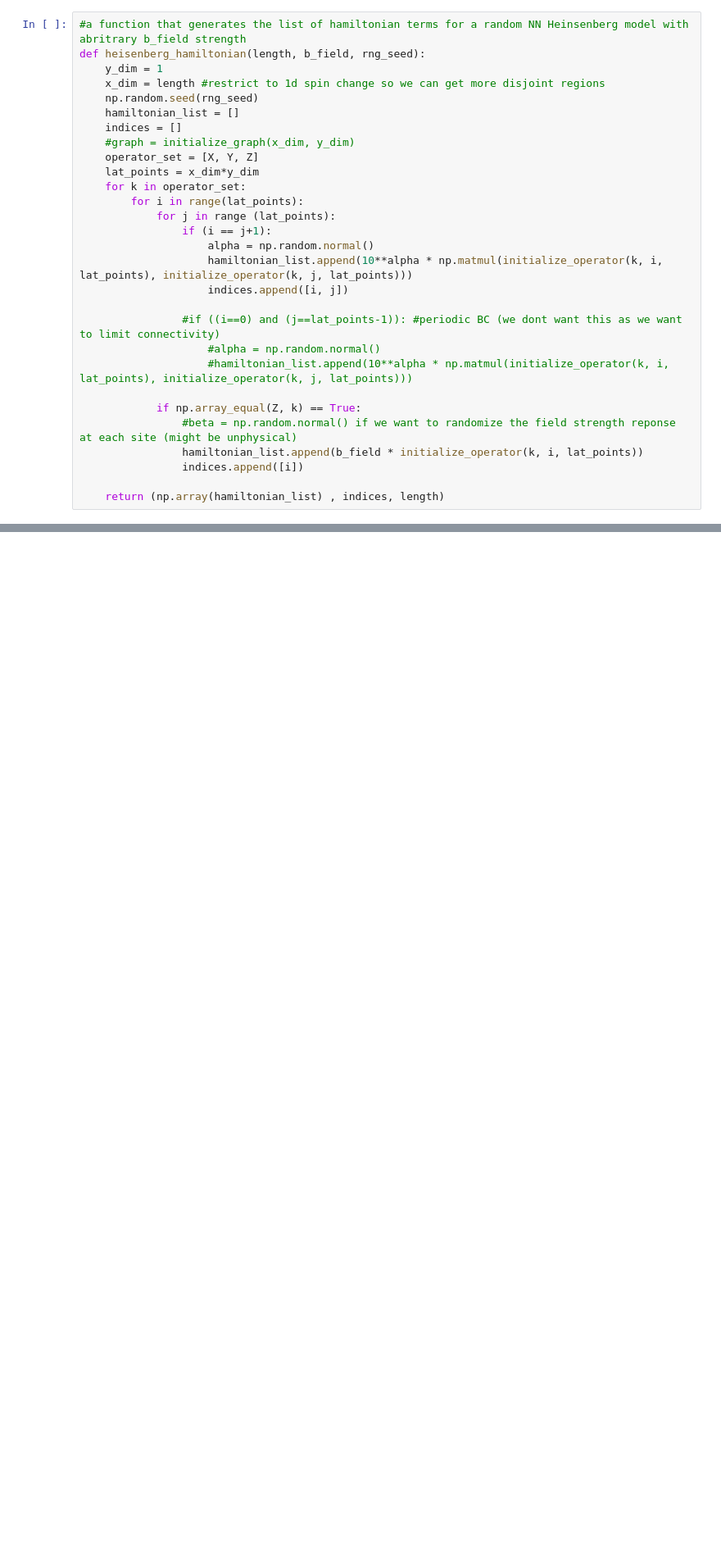
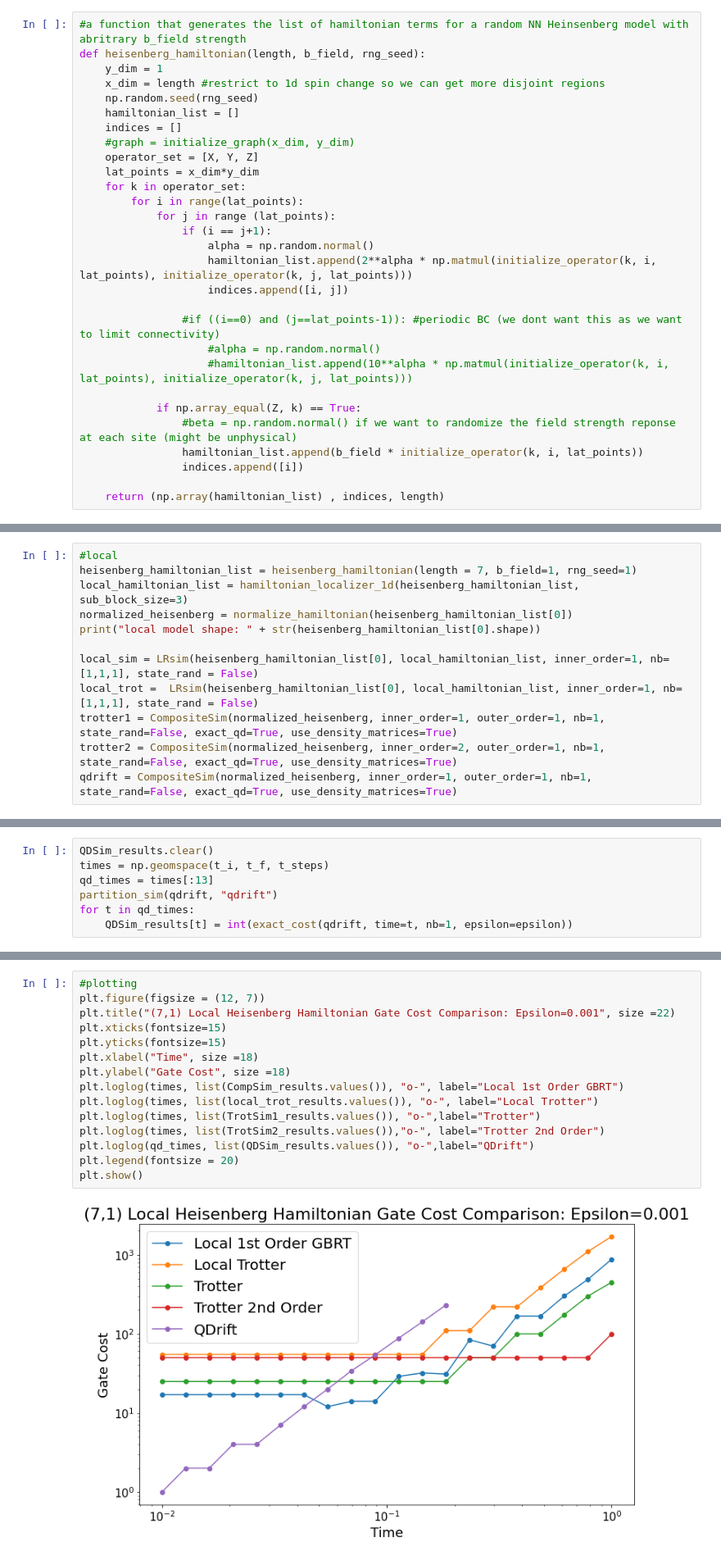
Before and after one commit to mattp97/Trotter-Qdrift-Simulation, a Jupyter notebook: Hybridized Simulation Jellium.ipynb, the cells around one changed output, grey strips where cells are left out. Shown at 82% size. Drawn from its saved outputs; the diff is of its cells as text; blank space fills up the shorter version.

```diff
--- a/Hybridized Simulation Jellium.ipynb
+++ b/Hybridized Simulation Jellium.ipynb
@@ -116,7 +116,7 @@ def heisenberg_hamiltonian(length, b_field, rng_seed):
             for j in range (lat_points):
                 if (i == j+1):
                     alpha = np.random.normal()
-                    hamiltonian_list.append(10**alpha * np.matmul(initialize_operator(k, i, lat_points), initialize_operator(k, j, lat_points)))
+                    hamiltonian_list.append(2**alpha * np.matmul(initialize_operator(k, i, lat_points), initialize_operator(k, j, lat_points)))
                     indices.append([i, j])
 
                 #if ((i==0) and (j==lat_points-1)): #periodic BC (we dont want this as we want to limit connectivity)
@@ -131,0 +134,12 @@ def heisenberg_hamiltonian(length, b_field, rng_seed):
+# %%
+#local
+heisenberg_hamiltonian_list = heisenberg_hamiltonian(length = 7, b_field=1, rng_seed=1)
+local_hamiltonian_list = hamiltonian_localizer_1d(heisenberg_hamiltonian_list, sub_block_size=3)
+normalized_heisenberg = normalize_hamiltonian(heisenberg_hamiltonian_list[0])
+print("local model shape: " + str(heisenberg_hamiltonian_list[0].shape))
+
+local_sim = LRsim(heisenberg_hamiltonian_list[0], local_hamiltonian_list, inner_order=1, nb=[1,1,1], state_rand = False)
+local_trot =  LRsim(heisenberg_hamiltonian_list[0], local_hamiltonian_list, inner_order=1, nb=[1,1,1], state_rand = False)
+trotter1 = CompositeSim(normalized_heisenberg, inner_order=1, outer_order=1, nb=1, state_rand=False, exact_qd=True, use_density_matrices=True)
+trotter2 = CompositeSim(normalized_heisenberg, inner_order=2, outer_order=1, nb=1, state_rand=False, exact_qd=True, use_density_matrices=True)
+qdrift = CompositeSim(normalized_heisenberg, inner_order=1, outer_order=1, nb=1, state_rand=False, exact_qd=True, use_density_matrices=True)
@@ -131,0 +199,7 @@ def heisenberg_hamiltonian(length, b_field, rng_seed):
+# %%
+QDSim_results.clear()
+times = np.geomspace(t_i, t_f, t_steps)
+qd_times = times[:13]
+partition_sim(qdrift, "qdrift")
+for t in qd_times:
+    QDSim_results[t] = int(exact_cost(qdrift, time=t, nb=1, epsilon=epsilon))
@@ -132 +216,18 @@ def heisenberg_hamiltonian(length, b_field, rng_seed):
+# %%
+#plotting
+plt.figure(figsize = (12, 7))
+plt.title("(7,1) Local Heisenberg Hamiltonian Gate Cost Comparison: Epsilon=0.001", size =22)
+plt.xticks(fontsize=15)
+plt.yticks(fontsize=15)
+plt.xlabel("Time", size =18)
+plt.ylabel("Gate Cost", size =18)
+plt.loglog(times, list(CompSim_results.values()), "o-", label="Local 1st Order GBRT")
+plt.loglog(times, list(local_trot_results.values()), "o-", label="Local Trotter")
+plt.loglog(times, list(TrotSim1_results.values()), "o-",label="Trotter")
+plt.loglog(times, list(TrotSim2_results.values()),"o-", label="Trotter 2nd Order")
+plt.loglog(qd_times, list(QDSim_results.values()), "o-",label="QDrift")
+plt.legend(fontsize = 20)
+plt.show()
+# %% [output]
+[figure, added]
 # %% [markdown]
```
Also changed, not shown: parts of 32 cells of this notebook, 6 other files.
